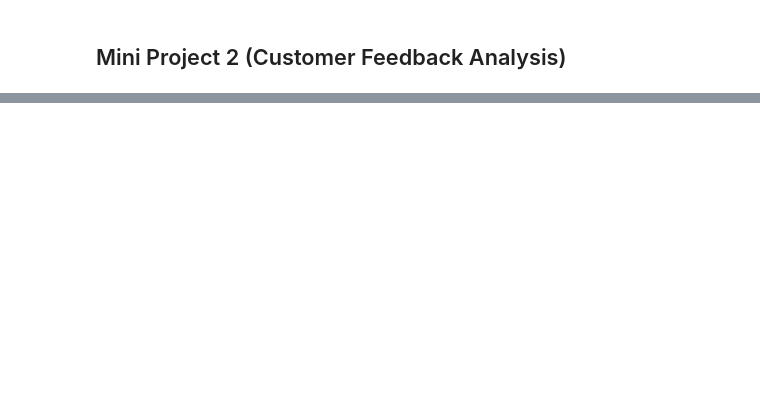
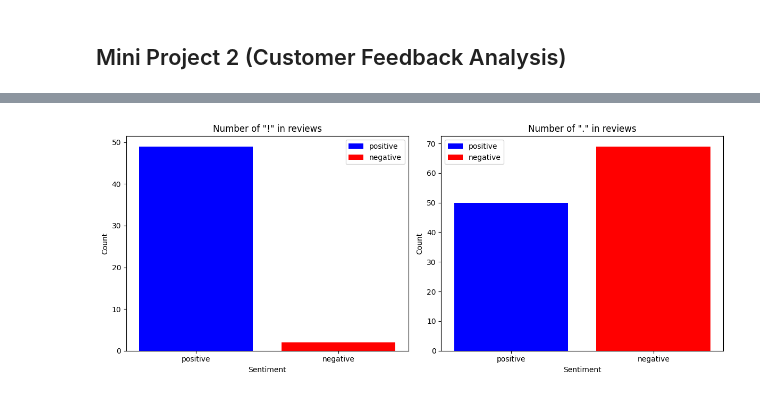
Before and after one commit to Himanshupegu/Python-Mini-Project-2-MBA-DS-AI-, a Jupyter notebook: Mini Project 2.ipynb, the cells around one changed output, grey strips where cells are left out. Drawn from its saved outputs; the diff is of its cells as text; code cells hidden in the pictures; blank space fills up the shorter version.

```diff
--- a/Mini Project 2.ipynb
+++ b/Mini Project 2.ipynb
@@ -117,0 +190,32 @@ df_cleaned.head()
+# %%
+def count_punctuation_marks(sentiment, punctuation):
+    count = 0
+    for text in df[df["Sentiment"] == sentiment]["Text"]:
+        count += text.count(punctuation)
+    return count
+
+
+def plot_punctuation_counts():
+    punctuations = ["!", "."]
+    sentiments = ["positive", "negative"]
+    colors = ["blue", "red"]
+
+    fig, axes = plt.subplots(1, 2, figsize=(12, 5))
+
+    for idx, punctuation in enumerate(punctuations):
+        for sentiment, color in zip(sentiments, colors):
+            count = count_punctuation_marks(sentiment, punctuation)
+            axes[idx].bar(sentiment, count, color=color)
+
+        axes[idx].set_xlabel("Sentiment")
+        axes[idx].set_ylabel("Count")
+        axes[idx].set_title(f'Number of "{punctuation}" in reviews')
+        axes[idx].legend(sentiments)
+
+    plt.tight_layout()
+
+
+plot_punctuation_counts()
+plt.show()
+# %% [output]
+[figure, added]
```
Also changed, not shown: parts of 67 cells of this notebook, 20 other files.
